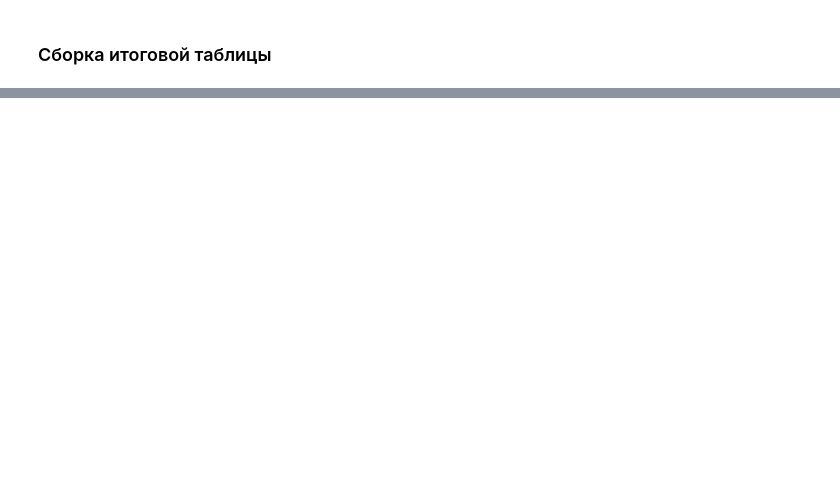
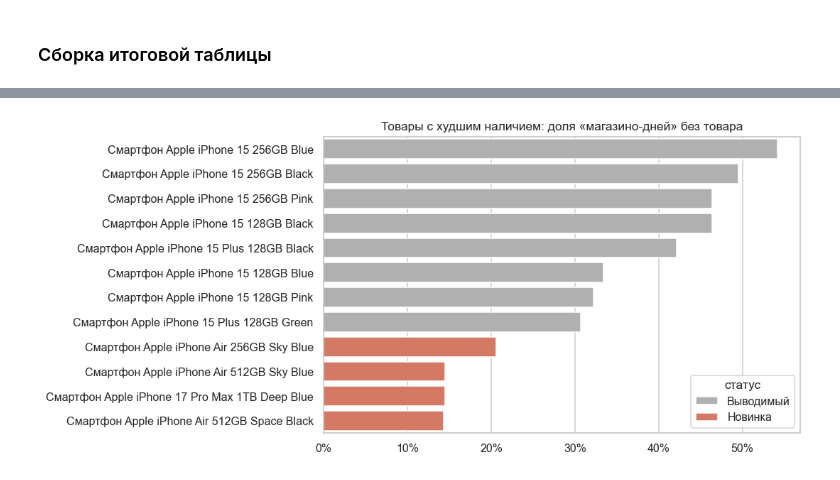
Before and after one commit to Viktor-VK/portfolio, a Jupyter notebook: Восстановление истории остатков/наличие_на_филиалах.ipynb, the cells around one changed output, grey strips where cells are left out. Cells and saved outputs as stored; diff of their text form; code cells hidden in the pictures; blank space fills up the shorter version.

```diff
--- a/Восстановление истории остатков/наличие_на_филиалах.ipynb
+++ b/Восстановление истории остатков/наличие_на_филиалах.ipynb
@@ -237,0 +360,11 @@ merged
+# %%
+by_sku = stores.groupby(['Товар', 'Ассортиментный_Статус'])['Дефицит'].mean().rename('доля дней дефицита').reset_index()
+worst = by_sku.sort_values('доля дней дефицита', ascending=False).head(12)
+plt.figure(figsize=(10, 4.6))
+sns.barplot(data=worst, y='Товар', x='доля дней дефицита', hue='Ассортиментный_Статус', dodge=False,
+            palette={'Новинка': '#e76f51', 'Основной': '#2a9d8f', 'Выводимый': '#b0b0b0'})
+plt.gca().xaxis.set_major_formatter(mticker.PercentFormatter(1))
+plt.title('Товары с худшим наличием: доля «магазино-дней» без товара'); plt.xlabel(''); plt.ylabel('')
+plt.legend(title='статус', loc='lower right'); plt.tight_layout(); plt.show()
+# %% [output]
+[figure, added]
```
Also changed, not shown: parts of 36 cells of this notebook, 18 other files.
